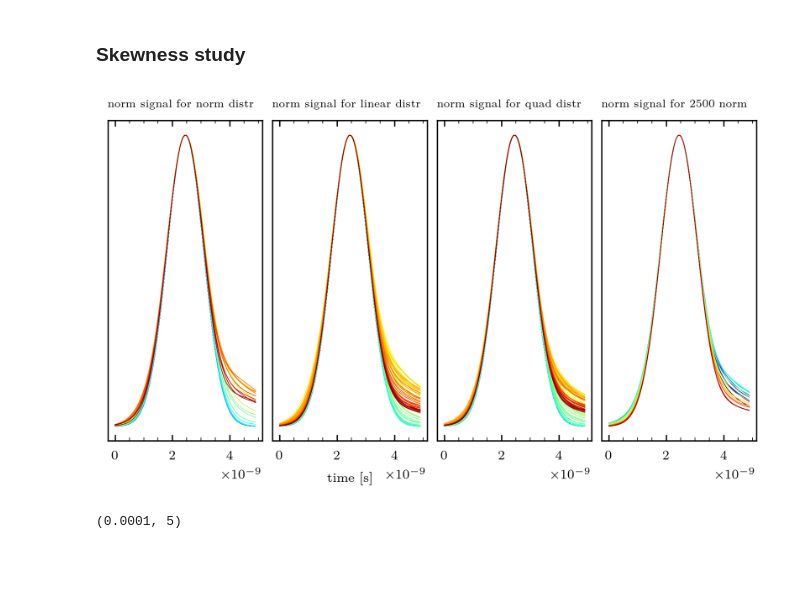
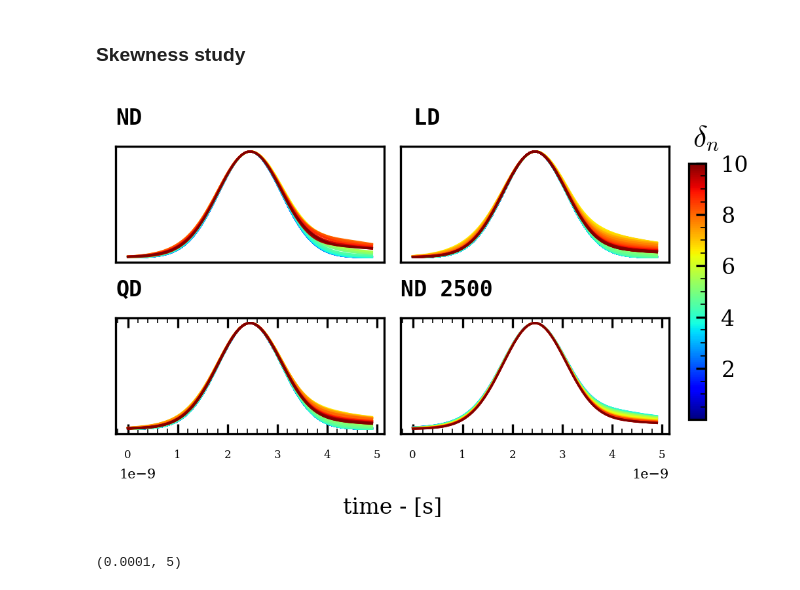
Before and after one commit to Chatr0uge/Internship_SPC, a Jupyter notebook: src/profile_study/profile_study.ipynb, the cells around one changed output. Saved outputs shown, nothing was run; the diff lists cells and outputs as text; code cells hidden in the pictures; blank space fills up the shorter version.

```diff
--- a/src/profile_study/profile_study.ipynb
+++ b/src/profile_study/profile_study.ipynb
@@ -489,46 +517,56 @@ def window_around_max(pulse, window_size = 2000) :
         a.append(b)
     return np.array(a)
 # %%
-W = 5.5
-fig, ax = plt.subplots(1, 4, figsize = (W, W * 3/ 5), dpi = 300)
-ax[0].set_title('norm signal for norm distr', fontsize='small',
-    loc='left',
-    fontweight='bold',
-    style='italic',)
-ax[0].yaxis.set_visible(False)
+W = 2.9
+fig, ax = plt.subplots(2, 2, figsize = (W, W * 3/ 4), dpi = 300, layout = 'constrained')
+ax = ax.flatten()
+ax[0].set_title('ND',     fontweight='bold',loc = 'left',
+    family='monospace',)
 ax[0].set_prop_cycle(color=plt.cm.jet(np.linspace(0, 1, 30)))
 mean_pulse = np.mean(window_around_max(abs(pulse_norm[index])), axis = 1)
-ax[0].plot(np.arange(len(mean_pulse.T)) * dt,(mean_pulse.T/ np.max(mean_pulse, axis = 1)), lw = .4)
+ax[0].plot(np.arange(len(mean_pulse.T)) * dt,(mean_pulse.T/ np.max(mean_pulse, axis = 1)), lw = .8)
+ax[0].yaxis.set_visible(False)
+ax[0].xaxis.set_visible(False)
+
 ax[1].set_prop_cycle(color=plt.cm.jet(np.linspace(0, 1, 96)))
 mean_pulse = np.mean(window_around_max(abs(pulse_4[index_2])), axis = 1)
-ax[1].plot(np.arange(len(mean_pulse.T)) * dt,(mean_pulse.T/ np.max(mean_pulse, axis = 1)), lw = .4)
-ax[1].set_title(' norm signal for linear distr', fontsize='small',
-    loc='left',
-    fontweight='bold',
-    style='italic',)
+ax[1].plot(np.arange(len(mean_pulse.T)) * dt,(mean_pulse.T/ np.max(mean_pulse, axis = 1)), lw = .8)
+ax[1].set_title(' LD',  fontweight='bold',loc = 'left',
+    family='monospace',)
 ax[1].yaxis.set_visible(False)
-ax[1].set_xlabel('time [s]')
+ax[1].xaxis.set_visible(False)
+
 ax[2].set_prop_cycle(color=plt.cm.jet(np.linspace(0, 1, 96)))
 mean_pulse = np.mean(window_around_max(abs(pulse_quad[index_3])), axis = 1)
-ax[2].plot(np.arange(len(mean_pulse.T)) * dt,(mean_pulse.T/ np.max(mean_pulse, axis = 1)), lw = .4)
-ax[2].set_title('norm signal for quad distr', fontsize='small',
-    loc='left',
-    fontweight='bold',
-    style='italic',)
+ax[2].plot(np.arange(len(mean_pulse.T)) * dt,(mean_pulse.T/ np.max(mean_pulse, axis = 1)), lw = .8)
+ax[2].set_title('QD',   fontweight='bold',loc = 'left',
+    family='monospace',)
 ax[2].yaxis.set_visible(False)
 
 ax[3].set_prop_cycle(color=plt.cm.jet(np.linspace(0, 1, 20)))
 mean_pulse = np.mean(window_around_max(abs(pulse_norm_2[index_4])), axis = 1)
-ax[3].plot(np.arange(len(mean_pulse.T)) * dt,(mean_pulse.T/ np.max(mean_pulse, axis = 1)), lw = .4)
-ax[3].set_title('norm signal for 2500 norm', fontsize='small',
-    loc='left',
-    fontweight='bold',
-    style='italic',)
+ax[3].plot(np.arange(len(mean_pulse.T)) * dt,(mean_pulse.T/ np.max(mean_pulse, axis = 1)), lw = .8)
+ax[3].set_title('ND 2500' , fontweight='bold',loc = 'left',
+    family='monospace',)
 ax[3].yaxis.set_visible(False)
+for i,axe in enumerate(ax) :
+    axe.tick_params(axis='x', labelsize=4)
+    t = axe.xaxis.get_offset_text()
+    t.set_size(5)
+    if i == 2 : t.set_position((0.15,0))
 
-plt.show()
+
+# Define your mappable for colorbar creation
+sm = plt.cm.ScalarMappable(cmap='jet',
+                           norm=plt.Normalize(vmin=amplitude_4.min(),
+                                              vmax=amplitude_4.max()))
+cax = fig.add_axes([1.02, 0.25, 0.03, 0.6])
+fig.colorbar(sm, cax=cax, orientation='vertical')
+fig.text(1.05, 0.89, s = '$\delta_n$', ha = 'center')
+fig.supxlabel('time - [s]', fontsize = 8)
+plt.savefig('../../Report/figures/pulse_shape.png', dpi = 500)
 # %% [output]
-[figure, old version]
+[figure, new version]
 # %%
 from scipy.stats import skew
 # %%
```
Also changed, not shown: parts of 3 cells of this notebook, 13 other files.
